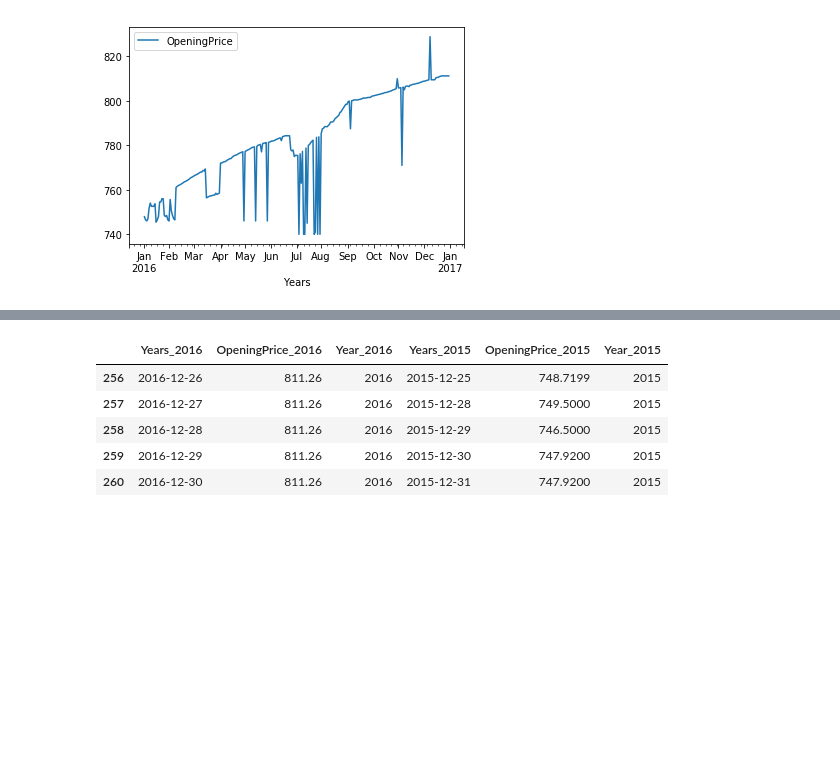
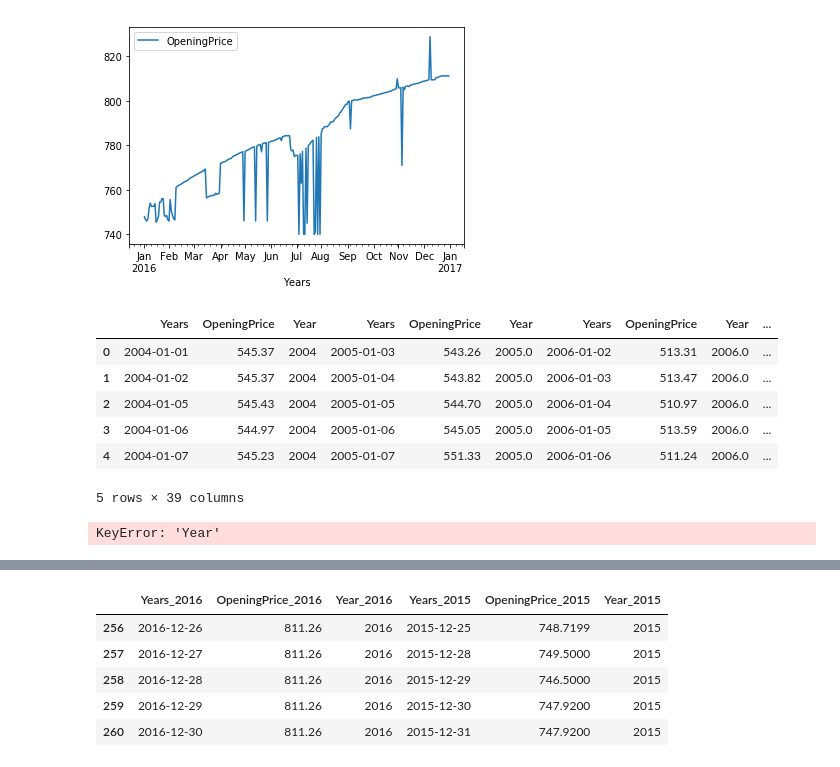
Before and after one commit to mosemb/FrancDollar, a Jupyter notebook: FrancDollar.ipynb, the cells around one changed output, grey strips where cells are left out. Saved outputs shown, nothing was run; the diff lists cells and outputs as text; code cells hidden in the pictures; blank space fills up the shorter version.

```diff
--- a/FrancDollar.ipynb
+++ b/FrancDollar.ipynb
@@ -176,0 +179,14 @@ for i in dfs:
+# %%
+df3.head()
+# %% [output]
+|  | Years | OpeningPrice | Year | Years | OpeningPrice | Year | Years | OpeningPrice | Year | ... |
+| 0 | 2004-01-01 | 545.37 | 2004 | 2005-01-03 | 543.26 | 2005.0 | 2006-01-02 | 513.31 | 2006.0 | ... |
+| 1 | 2004-01-02 | 545.37 | 2004 | 2005-01-04 | 543.82 | 2005.0 | 2006-01-03 | 513.47 | 2006.0 | ... |
+| 2 | 2004-01-05 | 545.43 | 2004 | 2005-01-05 | 544.70 | 2005.0 | 2006-01-04 | 510.97 | 2006.0 | ... |
+| 3 | 2004-01-06 | 544.97 | 2004 | 2005-01-06 | 545.05 | 2005.0 | 2006-01-05 | 513.59 | 2006.0 | ... |
+| 4 | 2004-01-07 | 545.23 | 2004 | 2005-01-07 | 551.33 | 2005.0 | 2006-01-06 | 511.24 | 2006.0 | ... |
+5 rows × 39 columns
+# %%
+del df3['Year']
+# %% [output]
+KeyError: 'Year'
```
Also changed, not shown: parts of 11 cells of this notebook.
